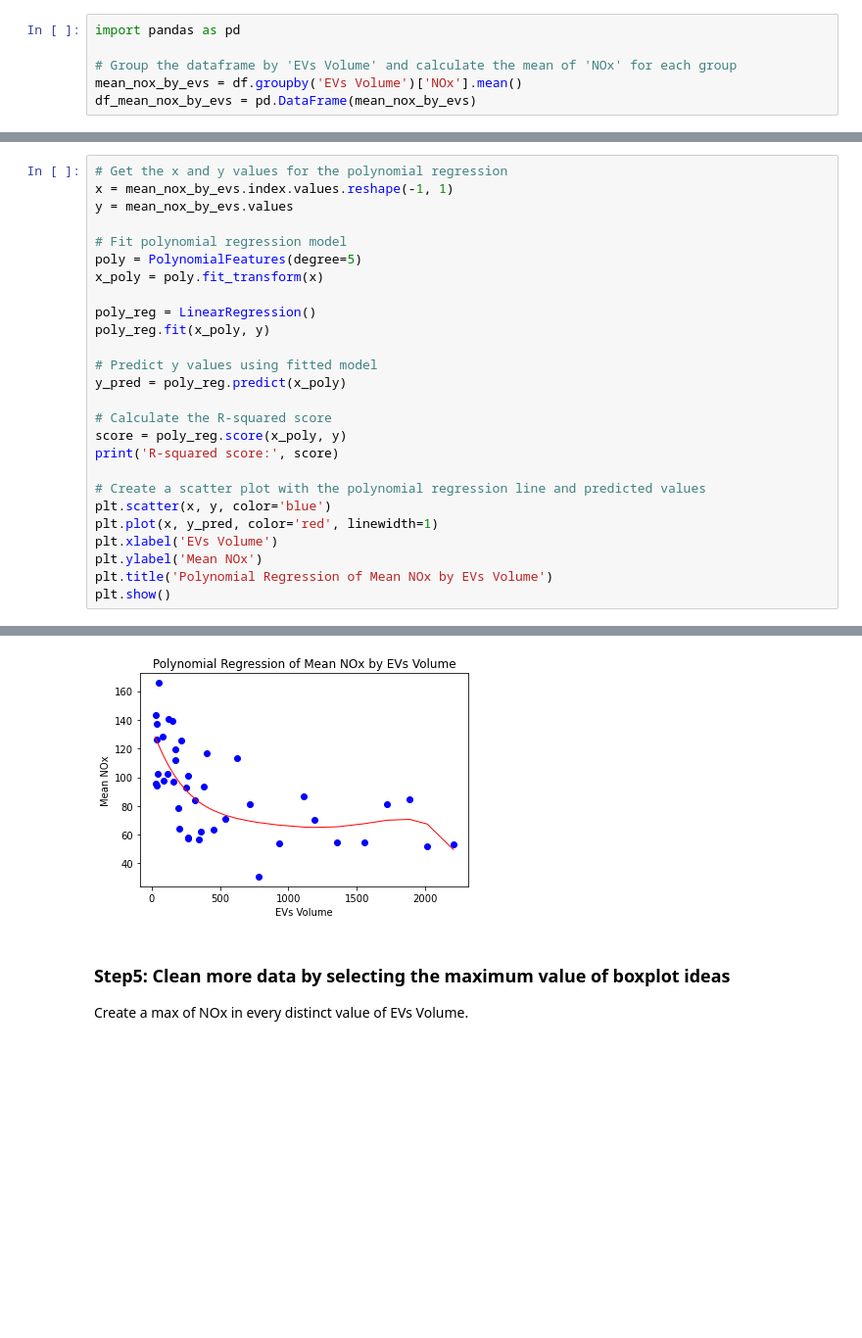
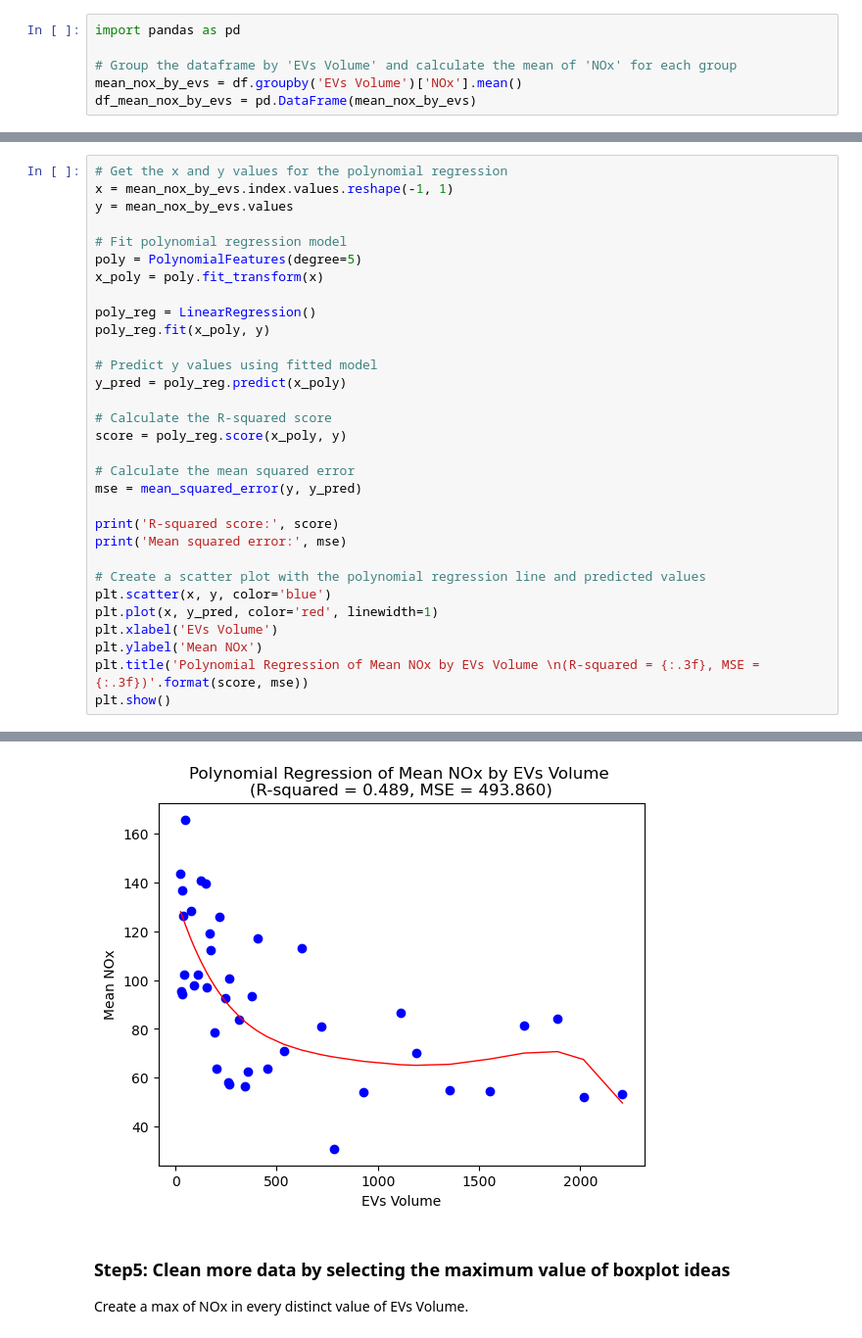
Before and after one commit to sxy1813082/DS-mini-project-repository, a Jupyter notebook: DSMP_ANALYTICS_EVs_EQ.ipynb, the cells around one changed output, grey strips where cells are left out. Shown at 98% size. Saved outputs shown, nothing was run; the diff lists cells and outputs as text; blank space fills up the shorter version.

```diff
--- a/DSMP_ANALYTICS_EVs_EQ.ipynb
+++ b/DSMP_ANALYTICS_EVs_EQ.ipynb
@@ -204,13 +250,18 @@ y_pred = poly_reg.predict(x_poly)
 
 # Calculate the R-squared score
 score = poly_reg.score(x_poly, y)
+
+# Calculate the mean squared error
+mse = mean_squared_error(y, y_pred)
+
 print('R-squared score:', score)
+print('Mean squared error:', mse)
 
 # Create a scatter plot with the polynomial regression line and predicted values
 plt.scatter(x, y, color='blue')
 plt.plot(x, y_pred, color='red', linewidth=1)
 plt.xlabel('EVs Volume')
 plt.ylabel('Mean NOx')
-plt.title('Polynomial Regression of Mean NOx by EVs Volume')
+plt.title('Polynomial Regression of Mean NOx by EVs Volume \n(R-squared = {:.3f}, MSE = {:.3f})'.format(score, mse))
 plt.show()
 # %% [output]
@@ -218,4 +270,4 @@ R-squared score: 0.48857662104663657
-[figure, old version]
+[figure, new version]
 # %% [markdown]
 ### Step5: Clean more data by selecting the maximum value of boxplot ideas
 Create a max of NOx in every distinct value of EVs Volume.
```
Also changed, not shown: parts of 7 cells of this notebook, 2 other files.
